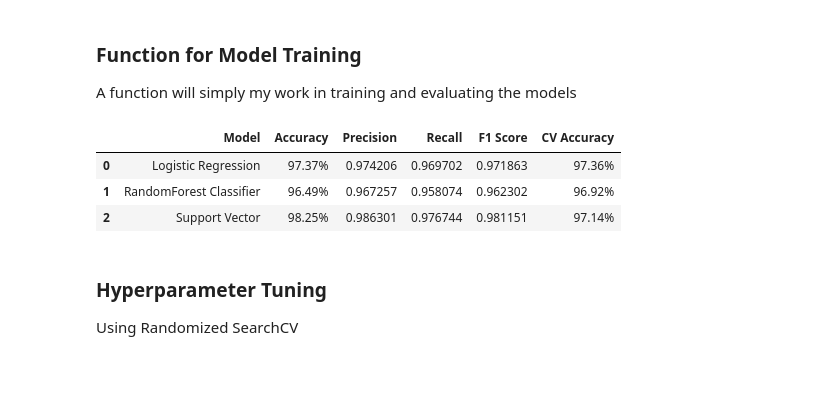
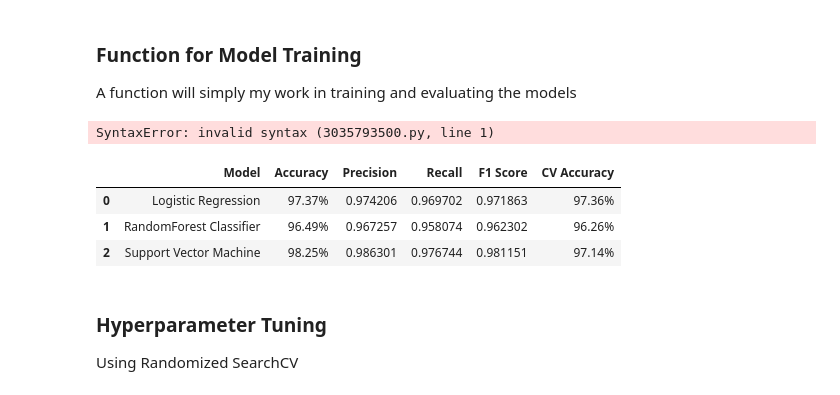
Before and after one commit to isgyane/Breast-Cancer-Detection-ML-Classification, a Jupyter notebook: notebooks/main.ipynb, the cells around one changed output. Drawn from its saved outputs; the diff is of its cells as text; code cells hidden in the pictures.

Commit message:
metrics_evaluation function optimized

```diff
--- a/notebooks/main.ipynb
+++ b/notebooks/main.ipynb
@@ -443,7 +443,7 @@ Standard deviation is 2.03
 # %% [markdown]
 ### Support Vector Machine - Classifier
 # %%
-svc = svm.SVC()
+svc = SVC()
 
 # Train the model on the data
 svc.fit(X_train, y_train)
@@ -582,19 +534,25 @@ def evaluate_classification_models(models, cv):
+# %%
+Stop code running here
+# %% [output]
+SyntaxError: invalid syntax (3035793500.py, line 1)
 # %%
+import pandas as pd
+
 # Models to be trained
 models = {
-    "Logistic Regression": clf_logReg,
-    "RandomForest Classifier": clf_rf,
-    "Support Vector": svc
+    "Logistic Regression": LogisticRegression,
+    "RandomForest Classifier": RandomForestClassifier,
+    "Support Vector Machine": SVC
 }
 
 # Model Training and Evaluation
-metrics_df = evaluate_classification_models(models, 10)
+metrics_df = evaluate_classification_models_2(models, 10, X_train, y_train, X_test, y_test)
 metrics_df
 # %% [output]
 |  | Model | Accuracy | Precision | Recall | F1 Score | CV Accuracy |
 | 0 | Logistic Regression | 97.37% | 0.974206 | 0.969702 | 0.971863 | 97.36% |
-| 1 | RandomForest Classifier | 96.49% | 0.967257 | 0.958074 | 0.962302 | 96.92% |
-| 2 | Support Vector | 98.25% | 0.986301 | 0.976744 | 0.981151 | 97.14% |
+| 1 | RandomForest Classifier | 96.49% | 0.967257 | 0.958074 | 0.962302 | 96.26% |
+| 2 | Support Vector Machine | 98.25% | 0.986301 | 0.976744 | 0.981151 | 97.14% |
 # %% [markdown]
 ### Hyperparameter Tuning
 
```
Also changed, not shown: parts of 13 cells of this notebook, 3 other files.
